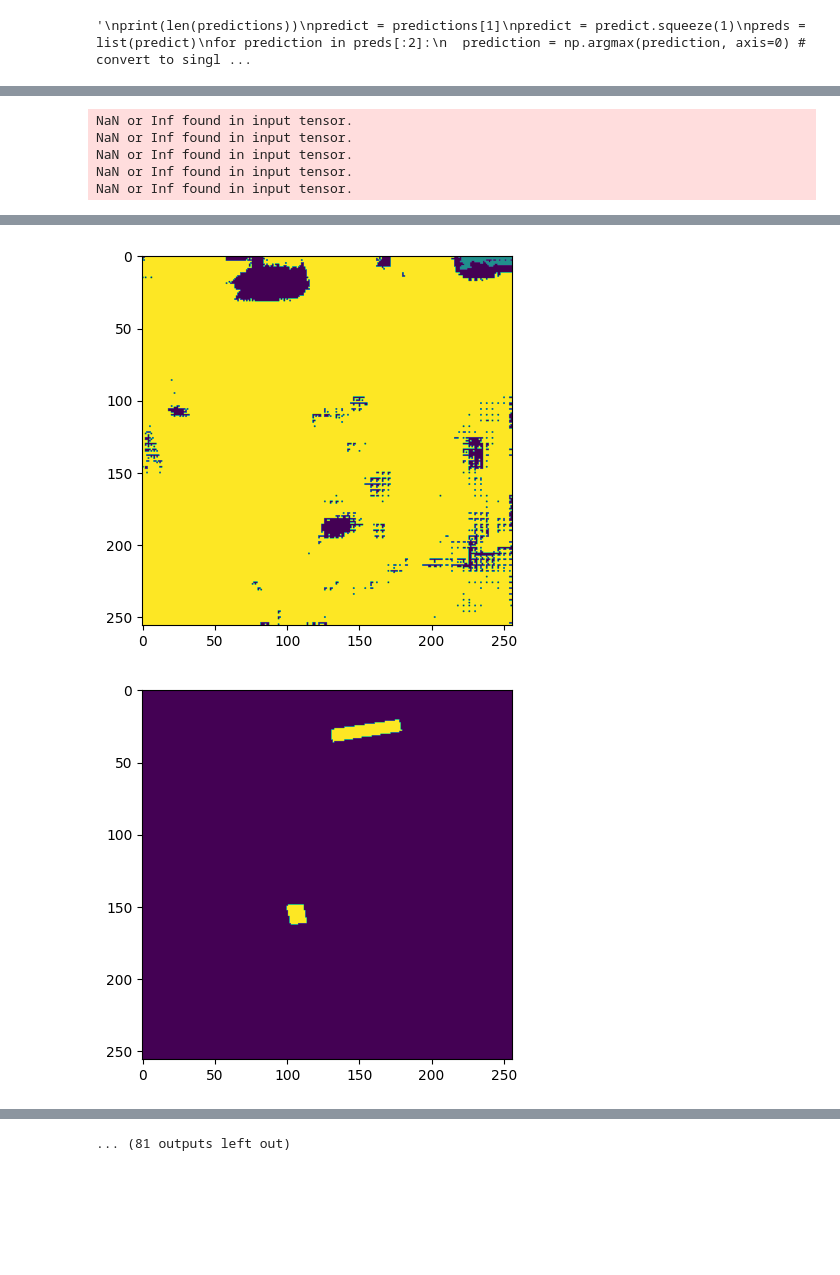
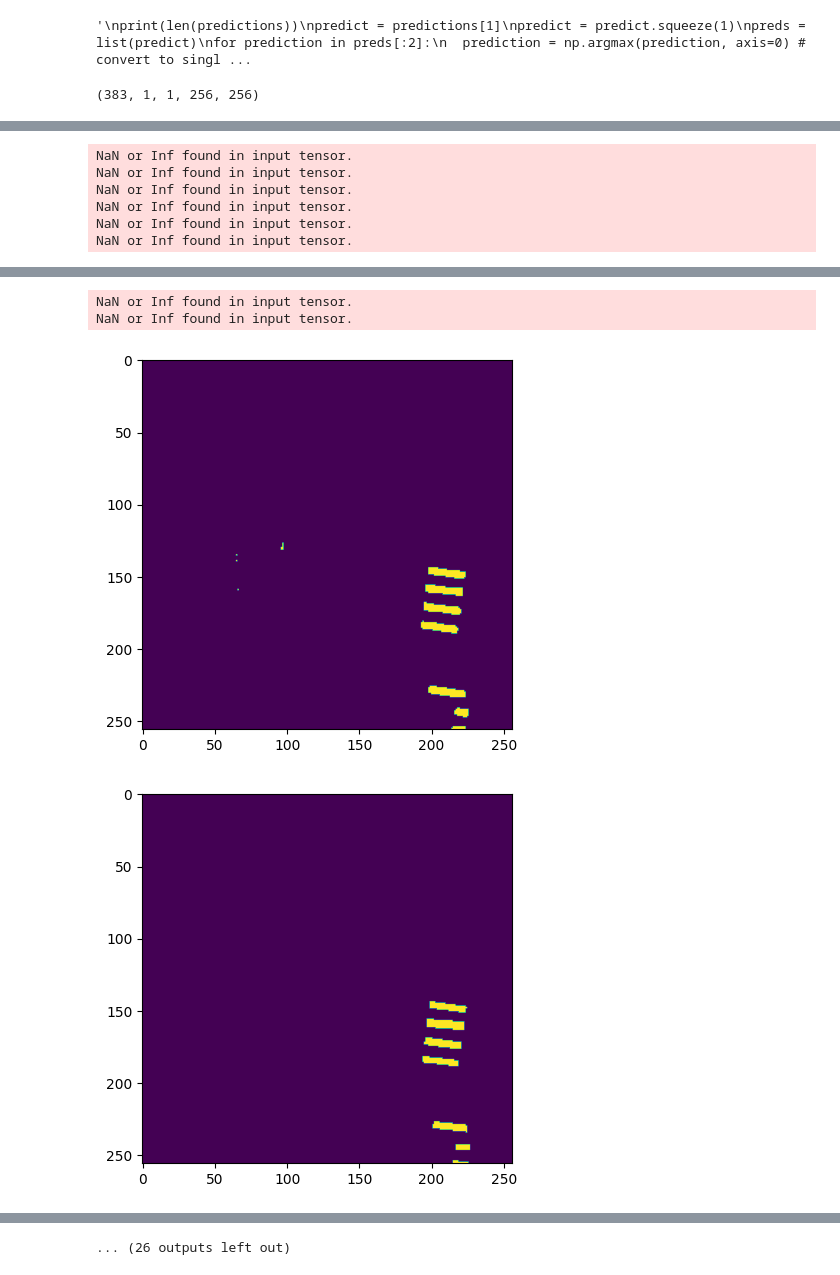
Before and after one commit to michael11albrecht/lora_sam, a Jupyter notebook: loarsam_test.ipynb, the cells around one changed output, grey strips where cells are left out. Saved outputs shown, nothing was run; the diff lists cells and outputs as text; code cells hidden in the pictures; blank space fills up the shorter version.

```diff
--- a/loarsam_test.ipynb
+++ b/loarsam_test.ipynb
@@ -164,19 +171,19 @@ cuda
 # %%
-model = transformers.SamModel.from_pretrained("saved")
+model = transformers.SamModel.from_pretrained("epochs5_large_dsLoRa/saved")
 # %%
 args = transformers.TrainingArguments(
     output_dir="output",
     overwrite_output_dir=True,
     num_train_epochs=5,
     per_device_train_batch_size=1,
-    per_device_eval_batch_size=2,
+    per_device_eval_batch_size=1,
     learning_rate=1e-3,
     remove_unused_columns=False,
     logging_steps = 100,
     #load_best_model_at_end=True,
     #evaluation_strategy='epoch',
     save_strategy='epoch',
-    #label_names=["labels"], #key error eval_loss
+    label_names=["labels"], #key error eval_loss
 )
 
 trainer = CustomTrainer(
@@ -198,0 +236,10 @@ predictions, labels, metrics = trainer.predict(test_dataset)
+# %%
+prediction_0 = predictions[1].squeeze()
+print(prediction_0.shape)
+#prediction = np.argmax(prediction_0, axis=0)
+#print(prediction.shape)
+pred = list(prediction_0)
+pred_1 = normalize_array(pred[0])
+plt.imshow(pred_1)
+plt.colorbar()
+plt.show()
@@ -198,0 +249,6 @@ predictions, labels, metrics = trainer.predict(test_dataset)
+# %%
+pred = list(prediction_0)
+pred_1 = pred[0].clip(0, 1)
+plt.imshow(pred_1)
+plt.colorbar()
+plt.show()
@@ -222,24 +288,23 @@ import writer
 
 outpath = 'test'
 
-metrics = metric.Metrics(['JaccardIndex', 'DiceCoefficient', 'Precision', 'Recall', 'Accuracy', 'F1Score', 'AUCROC'], device=model.device)
+metrics = metric.Metrics(['JaccardIndex', 'DiceCoefficient', 'Precision', 'Recall', 'Accuracy', 'F1Score', 'AUCROC'], device="cpu")
 m_writer = writer.Writer(os.path.join(outpath, 'test'))
 
 
 predict = predictions[1]
-predict = predict.squeeze(1)
+print(predict.shape)
+predict = predict.squeeze()
 preds = list(predict)
 for i, prediction in enumerate(preds):
-  gt_np = train_dataset.__getitem__(i)
-  gt_np = gt_np['ground_truth_mask']
+  prediction = prediction > 0.01
+  prediction = prediction.astype(int)
 
-  prediction = np.argmax(prediction, axis=0) # convert to single channel (max value)
-  prediction = normalize_array(prediction)
+  gt_np = labels[i]
+
   metrics.reset_current()
   pred = torch.from_numpy(prediction)
   gt = torch.from_numpy(gt_np)
-  gt = gt.to(model.device)
-  pred = pred.to(model.device)
   metrics.update(pred, gt)
   values = metrics.compute()
 
@@ -247,7 +312,7 @@ for i, prediction in enumerate(preds):
   m_writer.write_pr_curve(prediction,gt, i)
   #m_writer.write_gt_vs_pred_figure(prediction, gt, i, "Gt vs Pred")
 
-  if i%10 == 0:
+  if i%30 == 0:
 
     plt.imshow(prediction)
     plt.show()
@@ -255,3 +320,4 @@ for i, prediction in enumerate(preds):
     plt.imshow(gt_np)
     plt.show()
 # %% [output]
+(383, 1, 1, 256, 256)
@@ -260,5 +325,0 @@ for i, prediction in enumerate(preds):
-NaN or Inf found in input tensor.
-NaN or Inf found in input tensor.
-NaN or Inf found in input tensor.
-NaN or Inf found in input tensor.
-NaN or Inf found in input tensor.
@@ -266,0 +338,6 @@ NaN or Inf found in input tensor.
+NaN or Inf found in input tensor.
+NaN or Inf found in input tensor.
+NaN or Inf found in input tensor.
+NaN or Inf found in input tensor.
+NaN or Inf found in input tensor.
+NaN or Inf found in input tensor.
@@ -269,2 +346,4 @@ NaN or Inf found in input tensor.
+NaN or Inf found in input tensor.
+NaN or Inf found in input tensor.
-[figure, old version]
+[figure, new version]
-[figure, old version]
+[figure, new version]
@@ -274 +350 @@ NaN or Inf found in input tensor.
-... (81 outputs left out)
+... (26 outputs left out)
```
Also changed, not shown: parts of 12 cells of this notebook.
